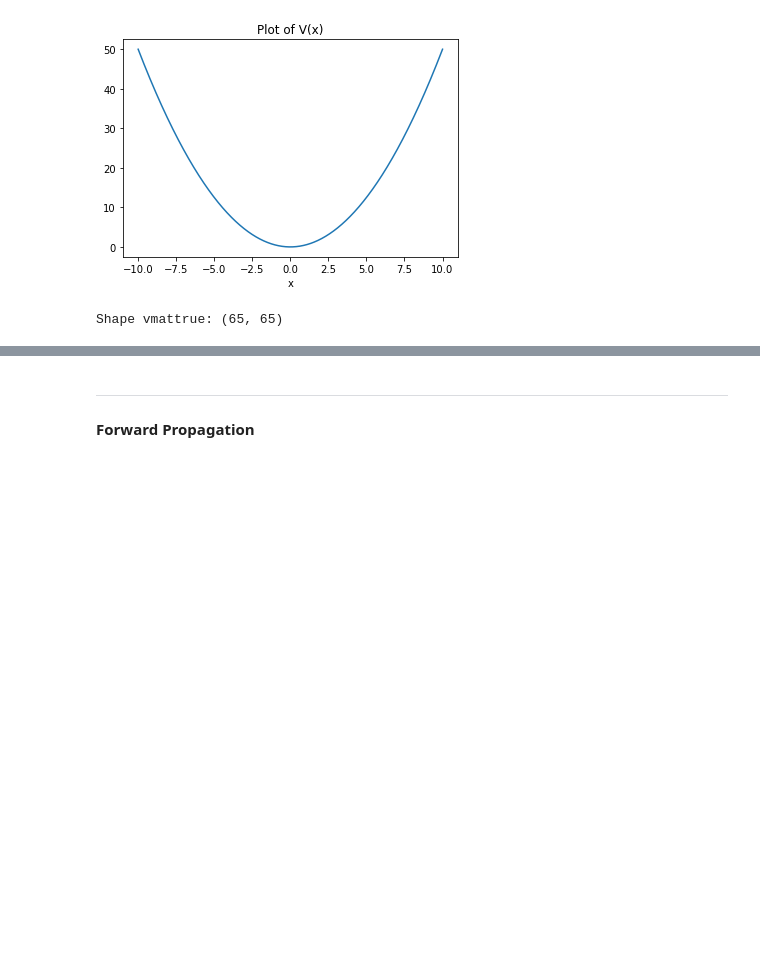
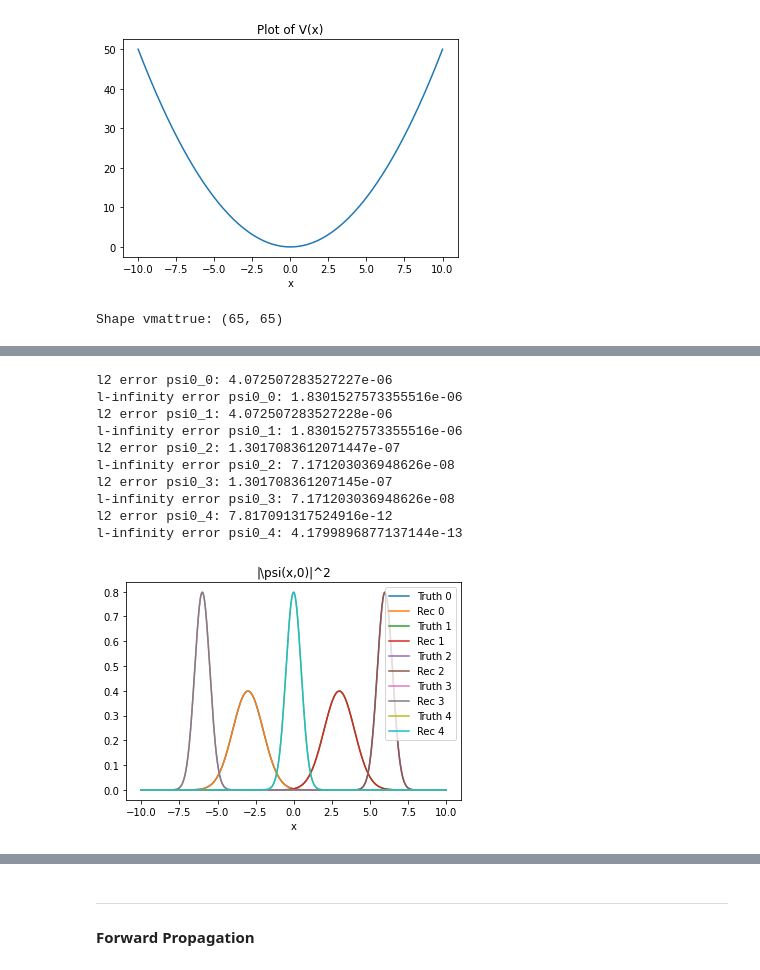
Before and after one commit to kbcollins/tdse, a Jupyter notebook: tdse-prob-density/tdse-prob-density-kbc.ipynb, the cells around one changed output, grey strips where cells are left out. Saved outputs shown, nothing was run; the diff lists cells and outputs as text; code cells hidden in the pictures; blank space fills up the shorter version.

```diff
--- a/tdse-prob-density/tdse-prob-density-kbc.ipynb
+++ b/tdse-prob-density/tdse-prob-density-kbc.ipynb
@@ -106 +158,41 @@ print(np.mean(np.square(np.abs(vrecon - vxvec))))
+# %%
+# compute vector of initial states
+
+# pick initial un-normalized wave functions
+psi0fnvec = [psi0_0, psi0_1, psi0_2, psi0_3, psi0_4]
+
+a0vec = []
+normpsi0xvec = []
+normpsi0recxvec = []
+for thispsi0fn in psi0fnvec:
+    tempa0, tempnormpsi0x = mka0(thispsi0fn)
+    a0vec.append(tempa0)
+    normpsi0xvec.append(tempnormpsi0x)
+    normpsi0recxvec.append(tempa0 @ fourtox)
+
+
+# check if reconstructed Fourier representation is close to truth
+for i in range(len(normpsi0xvec)):
+    print(f'l2 error psi0_{i}:', nl.norm(normpsi0xvec[i] - normpsi0recxvec[i]))
+    print(f'l-infinity error psi0_{i}:', np.max(np.abs(normpsi0xvec[i] - normpsi0recxvec[i])))
+    # plot |\psi(x,0)|^2
+    plt.plot(xvec, np.abs(normpsi0xvec[i])**2, label=f"Truth {i}")
+    plt.plot(xvec, np.abs(normpsi0recxvec[i])**2, label=f"Rec {i}")
+
+plt.title('|\psi(x,0)|^2')
+plt.xlabel('x')
+plt.legend()
+plt.show()
+# %% [output]
+l2 error psi0_0: 4.072507283527227e-06
+l-infinity error psi0_0: 1.8301527573355516e-06
+l2 error psi0_1: 4.072507283527228e-06
+l-infinity error psi0_1: 1.8301527573355516e-06
+l2 error psi0_2: 1.3017083612071447e-07
+l-infinity error psi0_2: 7.171203036948626e-08
+l2 error psi0_3: 1.301708361207145e-07
+l-infinity error psi0_3: 7.171203036948626e-08
+l2 error psi0_4: 7.817091317524916e-12
+l-infinity error psi0_4: 4.1799896877137144e-13
+[figure, added]
 # %%
```
Also changed, not shown: parts of 33 cells of this notebook.
